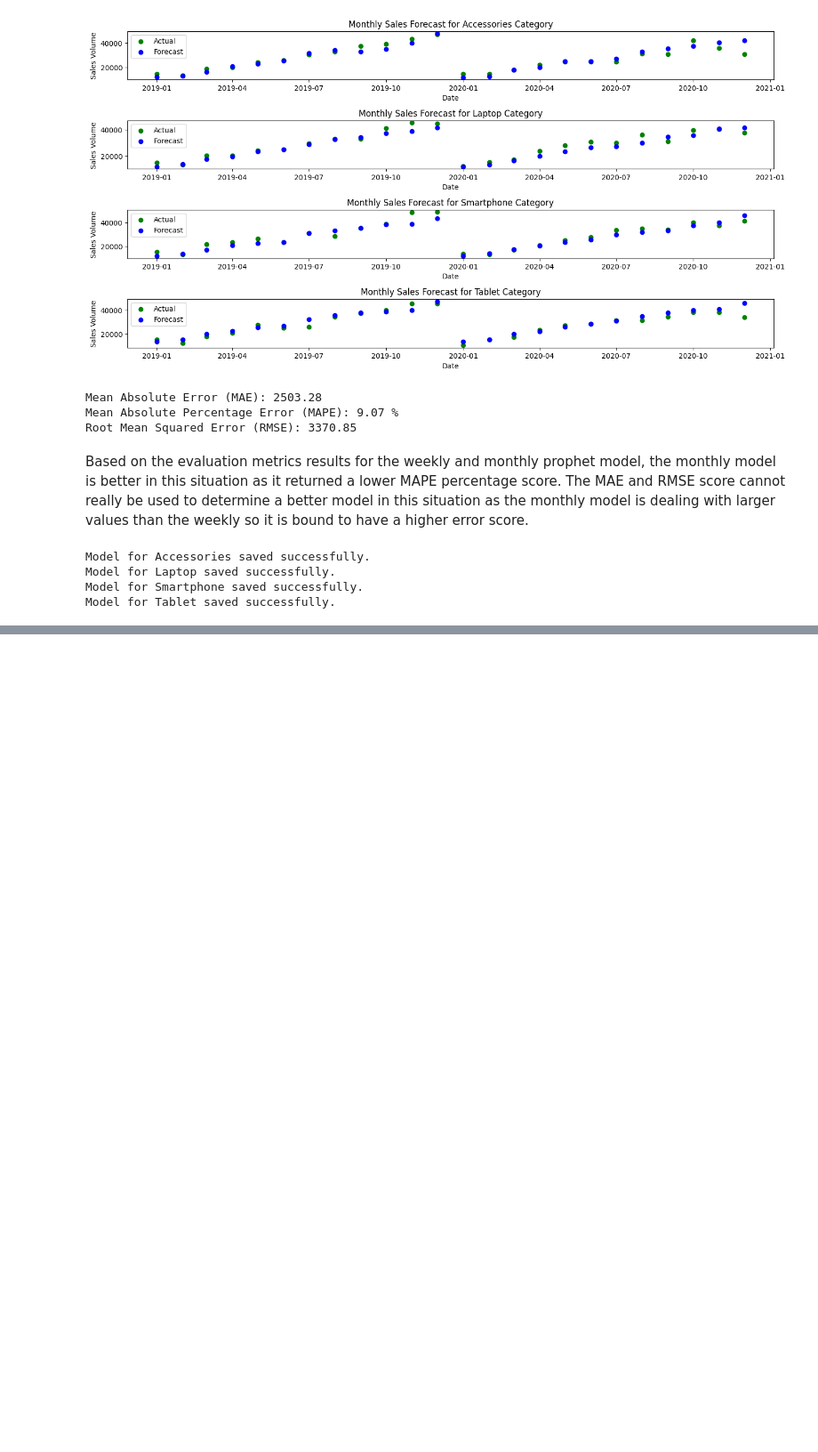
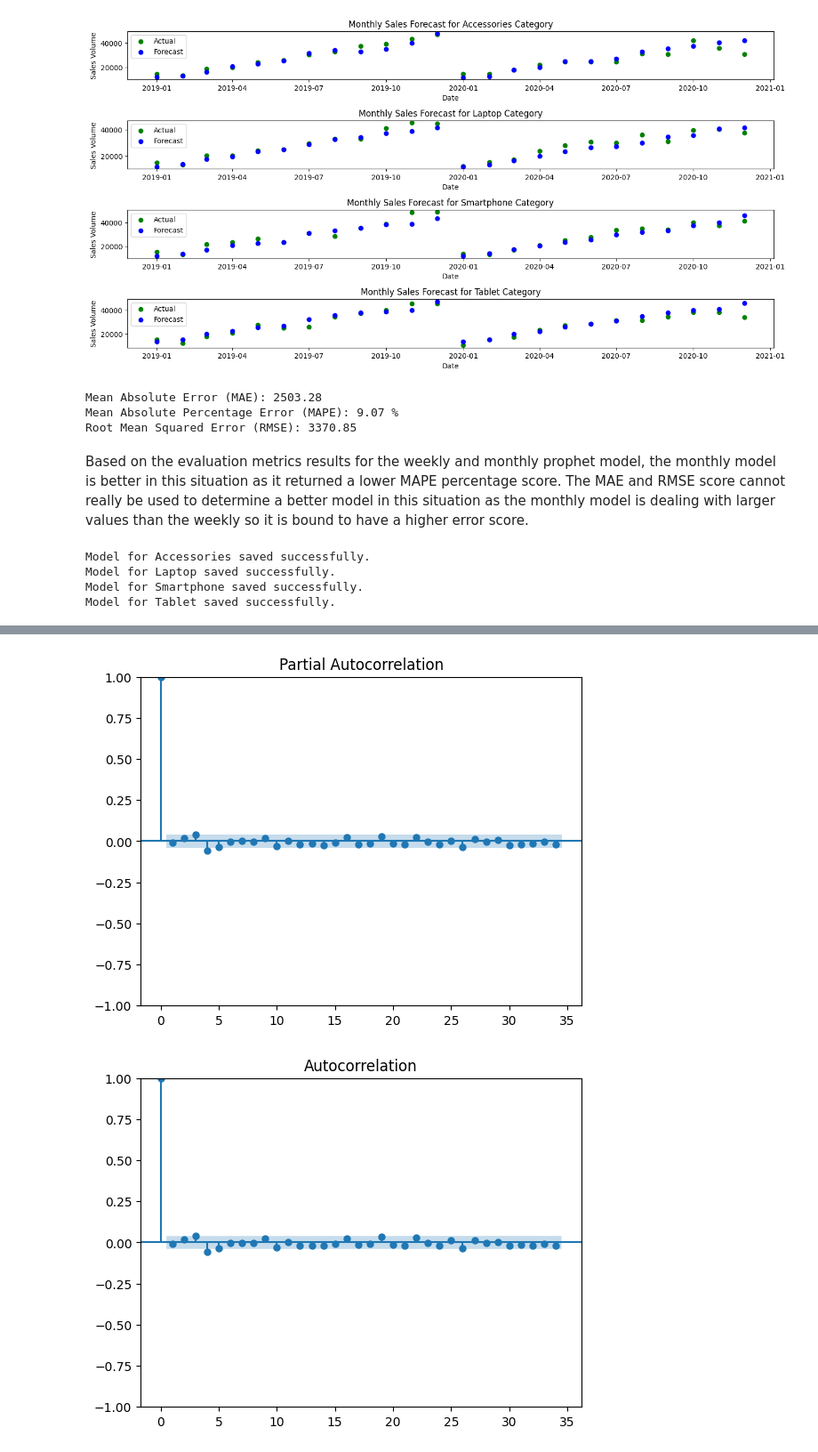
Before and after one commit to BevisEgwuchukwu/Forecasting-Sales-for-Fast-Moving-Consumer-Electronics, a Jupyter notebook: ModelTraining/Model&Evaluation.ipynb, the cells around one changed output, grey strips where cells are left out. Shown at 89% size. Drawn from its saved outputs; the diff is of its cells as text; code cells hidden in the pictures; blank space fills up the shorter version.

```diff
--- a/ModelTraining/Model&Evaluation.ipynb
+++ b/ModelTraining/Model&Evaluation.ipynb
@@ -311,0 +458,6 @@ To do this stationarity test, the Augmented Dickey-Fuller test will be used. Fir
+# %%
+plot_acf(residuals_week_sarimax)
+plot_pacf(residuals_week_sarimax)
+# %% [output]
+[figure, added]
+[figure, added]
```
Also changed, not shown: parts of 28 cells of this notebook, 24 other files.
